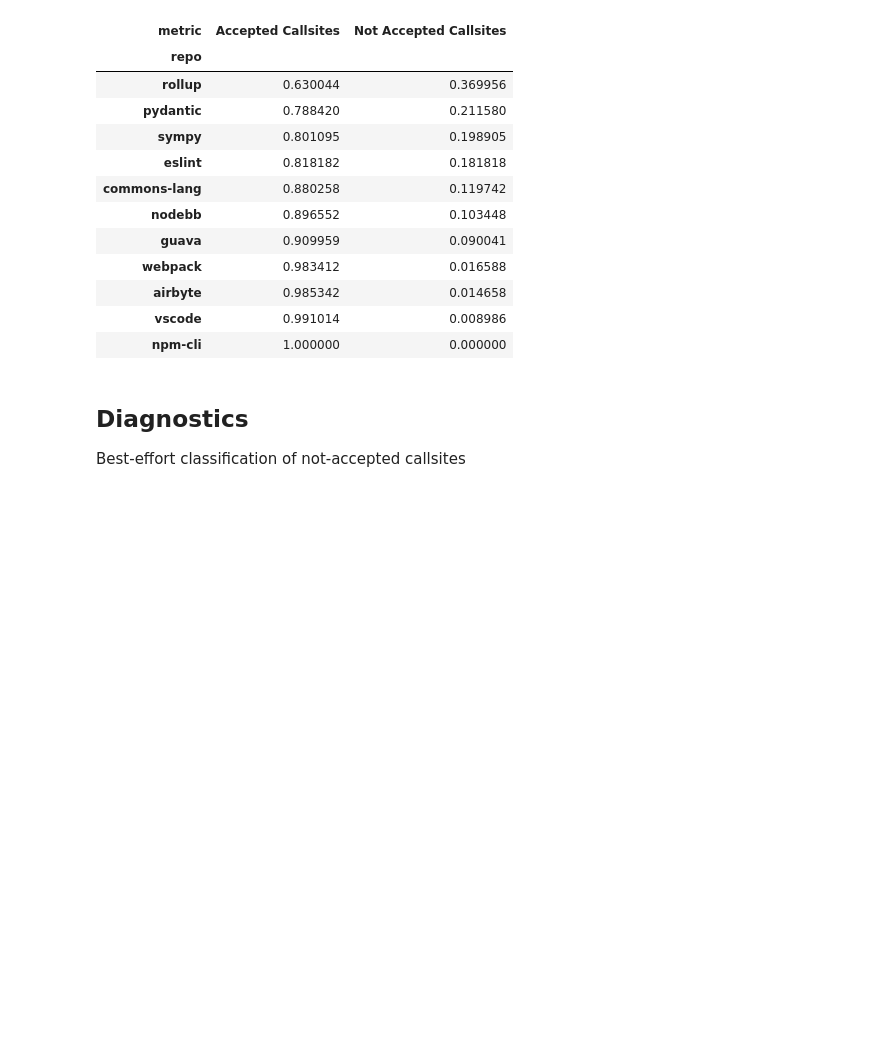
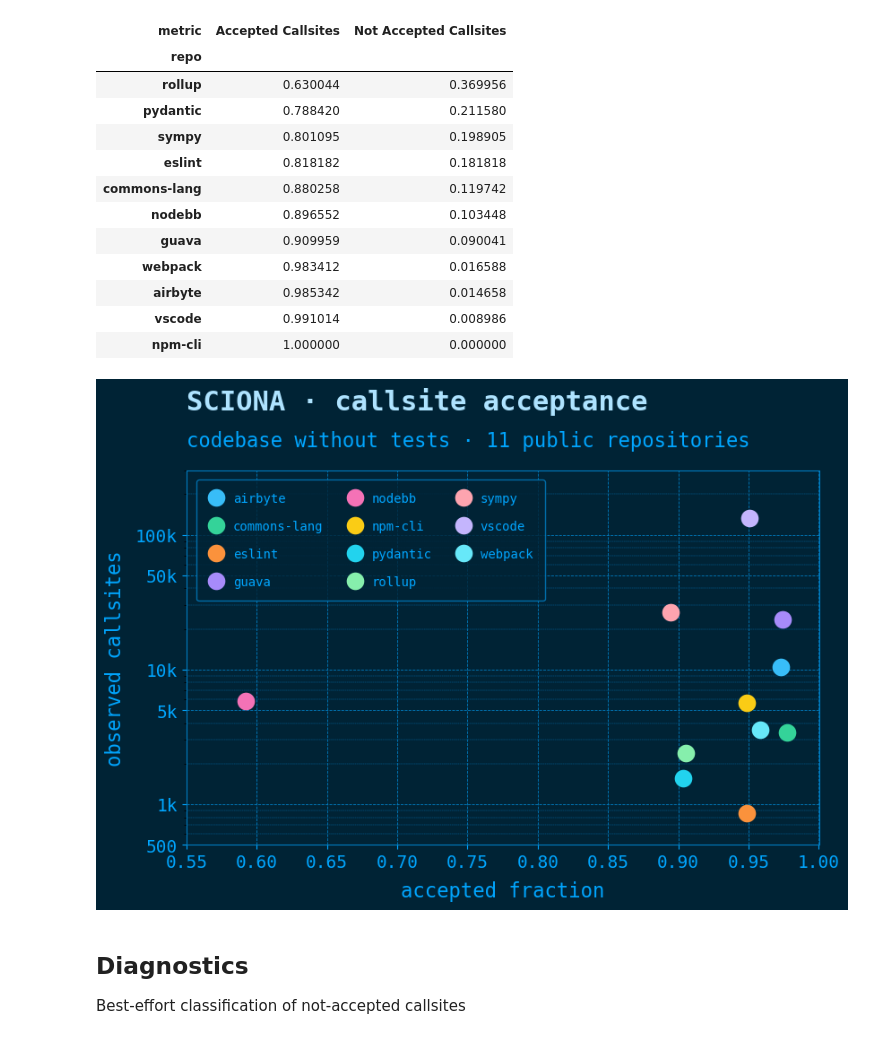
Before and after one commit to megascienta/sciona, a Jupyter notebook: validations/build_status_reports/evaluation.ipynb, the cells around one changed output. Drawn from its saved outputs; the diff is of its cells as text; code cells hidden in the pictures; blank space fills up the shorter version.

Commit message:
public release v1.0.0

```diff
--- a/validations/build_status_reports/evaluation.ipynb
+++ b/validations/build_status_reports/evaluation.ipynb
@@ -501,6 +501,81 @@ tests_df.sort_values("Accepted Callsites", ascending=True)
 | airbyte | 0.985342 | 0.014658 |
 | vscode | 0.991014 | 0.008986 |
 | npm-cli | 1.000000 | 0.000000 |
+# %%
+import matplotlib.ticker as ticker
+
+BG      = "#002335"
+GRID    = "#007EC3"
+LABEL   = "#00A6FF"
+TEXT    = "#AEE3FF"
+
+fig, ax = plt.subplots(figsize=(8.5, 6))
+
+for i, repo in enumerate(non_test_df.index):
+    color = palette[i % len(palette)]
+    x = non_test_df.loc[repo, "Accepted Callsites"]
+    y = counts_non_tests.loc[repo]
+    ax.scatter(x, y, color=color, s=200, label=repo, zorder=5, linewidths=0)
+
+fig.patch.set_facecolor(BG)
+ax.set_facecolor(BG)
+
+for spine in ax.spines.values():
+    spine.set_edgecolor(GRID)
+    spine.set_linewidth(0.8)
+
+ax.set_yscale("log")
+ax.set_xlim(0.55, 1.0)
+ax.set_ylim(500, 300_000)
+
+ax.grid(True, which="major", color=GRID, linewidth=0.6, linestyle="--")
+ax.grid(True, which="minor", color=GRID, linewidth=0.3, linestyle="--")
+
+ax.set_xlabel("accepted fraction", color=LABEL, fontsize=16, fontfamily="monospace", labelpad=8)
+ax.set_ylabel("observed callsites", color=LABEL, fontsize=16, fontfamily="monospace", labelpad=8)
+ax.tick_params(colors=LABEL, labelsize=14)
+for label in ax.get_xticklabels() + ax.get_yticklabels():
+    label.set_fontfamily("monospace")
+    label.set_color(LABEL)
+
+ax.xaxis.set_major_formatter(ticker.FormatStrFormatter("%.2f"))
+ax.xaxis.set_major_locator(ticker.MultipleLocator(0.05))
+
+yticks = [500, 1_000, 5_000, 10_000, 50_000, 100_000]
+ax.set_yticks(yticks)
+ax.yaxis.set_major_formatter(ticker.FuncFormatter(
+    lambda v, _: f"{int(v/1000)}k" if v >= 1000 else str(int(v))
+))
+ax.yaxis.set_minor_formatter(ticker.NullFormatter())
+
+fig.legend(
+    loc="upper left",
+    bbox_to_anchor=(0.13, 0.82),
+    facecolor=BG,
+    edgecolor=GRID,
+    labelcolor=LABEL,
+    handlelength=1.1,
+    handleheight=1.1,
+    borderpad=1.0,
+    labelspacing=1.2,
+    prop={"family": "monospace", "size": 10},
+    ncol=3)
+
+fig.text(
+    0.125, 0.98,
+    "SCIONA · callsite acceptance",
+    color=TEXT, fontsize=22, fontfamily="monospace",
+    fontweight="bold", va="top",)
+fig.text(
+    0.125, 0.90,
+    "codebase without tests · 11 public repositories",
+    color=LABEL, fontsize=16, fontfamily="monospace", va="top",)
+
+plt.tight_layout(rect=[0, 0, 1, 0.85])
+# plt.savefig("sciona_callsite_plot.png", dpi=180, bbox_inches="tight", facecolor=BG)
+plt.show()
+# %% [output]
+[figure, added]
 # %% [markdown]
 ## Diagnostics
 Best-effort classification of not-accepted callsites
```
Also changed, not shown: 1 other file.
